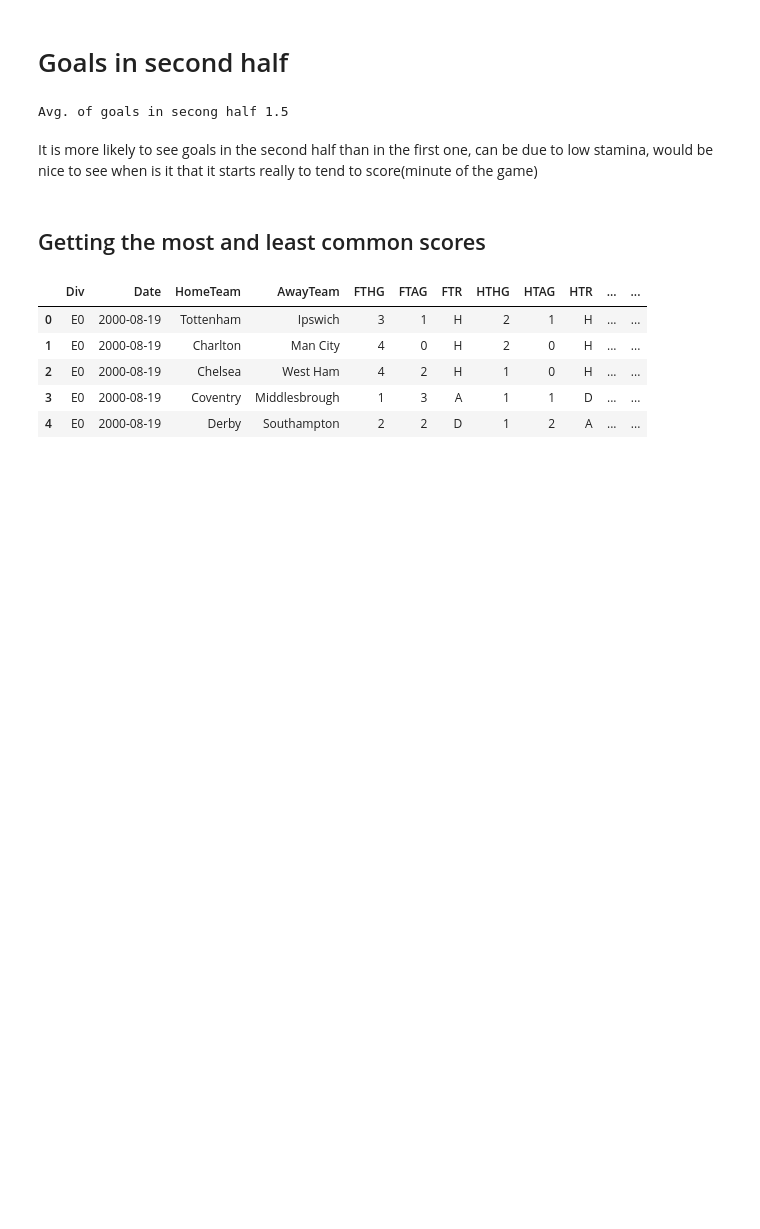
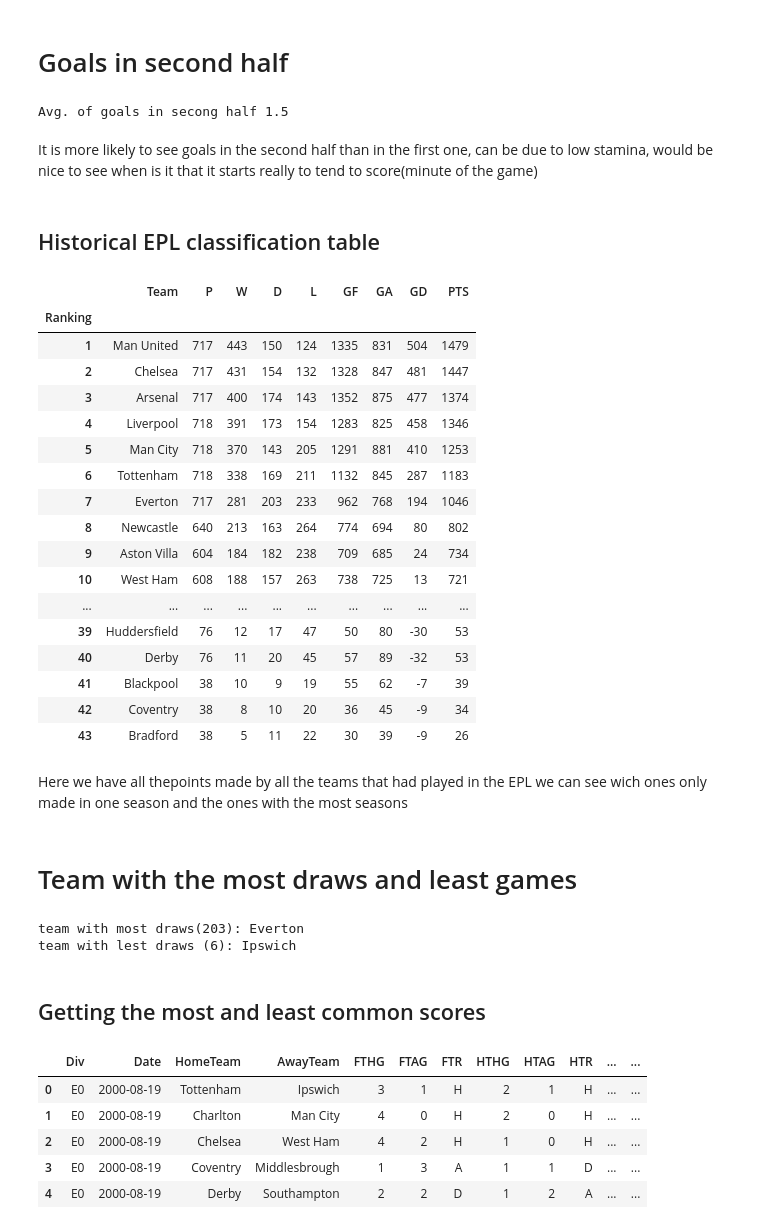
Before and after one commit to Adonis232/Ironhack_final_project_2.0, a Jupyter notebook: Untitled.ipynb, the cells around one changed output. Saved outputs shown, nothing was run; the diff lists cells and outputs as text; code cells hidden in the pictures; blank space fills up the shorter version.

```diff
--- a/Untitled.ipynb
+++ b/Untitled.ipynb
@@ -478,6 +498,86 @@ Avg. of goals in secong half 1.5
 It is more likely to see goals in the second half than in the first one,
 can be due to low stamina, would be nice to see when is it that it starts really
 to tend to score(minute of the game)
+# %% [markdown]
+## Historical EPL classification table
+# %%
+results = []
+
+for team in df['HomeTeam'].unique():
+    home_results = df[df['HomeTeam'] == team]
+    home_played = len(home_results.index)
+    home_w = home_results.FTR[home_results.FTR == 'H'].count()
+    home_d = home_results.FTR[home_results.FTR == 'D'].count()
+    home_l = home_results.FTR[home_results.FTR == 'A'].count()
+    home_goals_fav = home_results.FTHG.sum()
+    home_goals_aga = home_results.FTAG.sum()
+
+
+    away_results = df[df['AwayTeam'] == team]
+    away_played = len(away_results.index)
+    away_w = away_results.FTR[away_results.FTR == 'A'].count()
+    away_d = away_results.FTR[away_results.FTR == 'D'].count()
+    away_l = away_results.FTR[away_results.FTR == 'H'].count()
+    away_goals_fav = away_results.FTAG.sum()
+    away_goals_aga = away_results.FTAG.sum()
+
+
+    result_d = {} #storing the results
+    result_d['Team'] = team
+    result_d['P'] = home_played + away_played
+    result_d['W'] = home_w + away_w
+    result_d['D'] = home_d + away_d
+    result_d['L'] = home_l + away_l
+    result_d['GF'] = home_goals_fav + away_goals_fav
+    result_d['GA'] = home_goals_aga + away_goals_aga
+    result_d['GD'] = result_d['GF'] - result_d['GA']
+    result_d['PTS'] = result_d['W']*3 + result_d['D']
+
+    results.append(result_d)
+
+
+#a whole classification sorted by points ad goal diff
+
+hist_clas = pd.DataFrame(results, columns=['Team', 'P', 'W', 'D', 'L', 'GF', 'GA', 'GD', 'PTS'])
+hist_clas.sort_values(by=['PTS', 'GD'], ascending=False, inplace=True)
+hist_clas['Ranking'] = range(1, len(hist_clas)+1) #adding EPL ranking
+hist_clas.set_index(['Ranking'], inplace=True, drop=True)
+hist_clas
+# %% [output]
+|  | Team | P | W | D | L | GF | GA | GD | PTS |
+| Ranking |  |  |  |  |  |  |  |  |  |
+| 1 | Man United | 717 | 443 | 150 | 124 | 1335 | 831 | 504 | 1479 |
+| 2 | Chelsea | 717 | 431 | 154 | 132 | 1328 | 847 | 481 | 1447 |
+| 3 | Arsenal | 717 | 400 | 174 | 143 | 1352 | 875 | 477 | 1374 |
+| 4 | Liverpool | 718 | 391 | 173 | 154 | 1283 | 825 | 458 | 1346 |
+| 5 | Man City | 718 | 370 | 143 | 205 | 1291 | 881 | 410 | 1253 |
+| 6 | Tottenham | 718 | 338 | 169 | 211 | 1132 | 845 | 287 | 1183 |
+| 7 | Everton | 717 | 281 | 203 | 233 | 962 | 768 | 194 | 1046 |
+| 8 | Newcastle | 640 | 213 | 163 | 264 | 774 | 694 | 80 | 802 |
+| 9 | Aston Villa | 604 | 184 | 182 | 238 | 709 | 685 | 24 | 734 |
+| 10 | West Ham | 608 | 188 | 157 | 263 | 738 | 725 | 13 | 721 |
+| ... | ... | ... | ... | ... | ... | ... | ... | ... | ... |
+| 39 | Huddersfield | 76 | 12 | 17 | 47 | 50 | 80 | -30 | 53 |
+| 40 | Derby | 76 | 11 | 20 | 45 | 57 | 89 | -32 | 53 |
+| 41 | Blackpool | 38 | 10 | 9 | 19 | 55 | 62 | -7 | 39 |
+| 42 | Coventry | 38 | 8 | 10 | 20 | 36 | 45 | -9 | 34 |
+| 43 | Bradford | 38 | 5 | 11 | 22 | 30 | 39 | -9 | 26 |
+# %% [markdown]
+Here we have all thepoints made by all the teams that had played in the EPL
+we can see wich ones only made in one season and the ones with the most seasons
+# %% [markdown]
+# Team with the most draws and least games
+# %%
+max_draws = hist_clas['D'].max()
+team_drawer = hist_clas['Team'][hist_clas['D'] == max_draws].values
+min_draws = hist_clas['D'].min()
+team_least_draws = hist_clas['Team'][hist_clas['D'] == min_draws].values
+
+print('Team with most draws({}): {}'.format(max_draws, ','.join(team_drawer)))
+print('Team with lest draws ({}): {}'.format(min_draws, ','.join(team_least_draws)))
+# %% [output]
+team with most draws(203): Everton
+team with lest draws (6): Ipswich
 # %% [markdown]
  ## Getting the most and least common scores
 # %%
```
Also changed, not shown: parts of 21 cells of this notebook, 1 other file.
